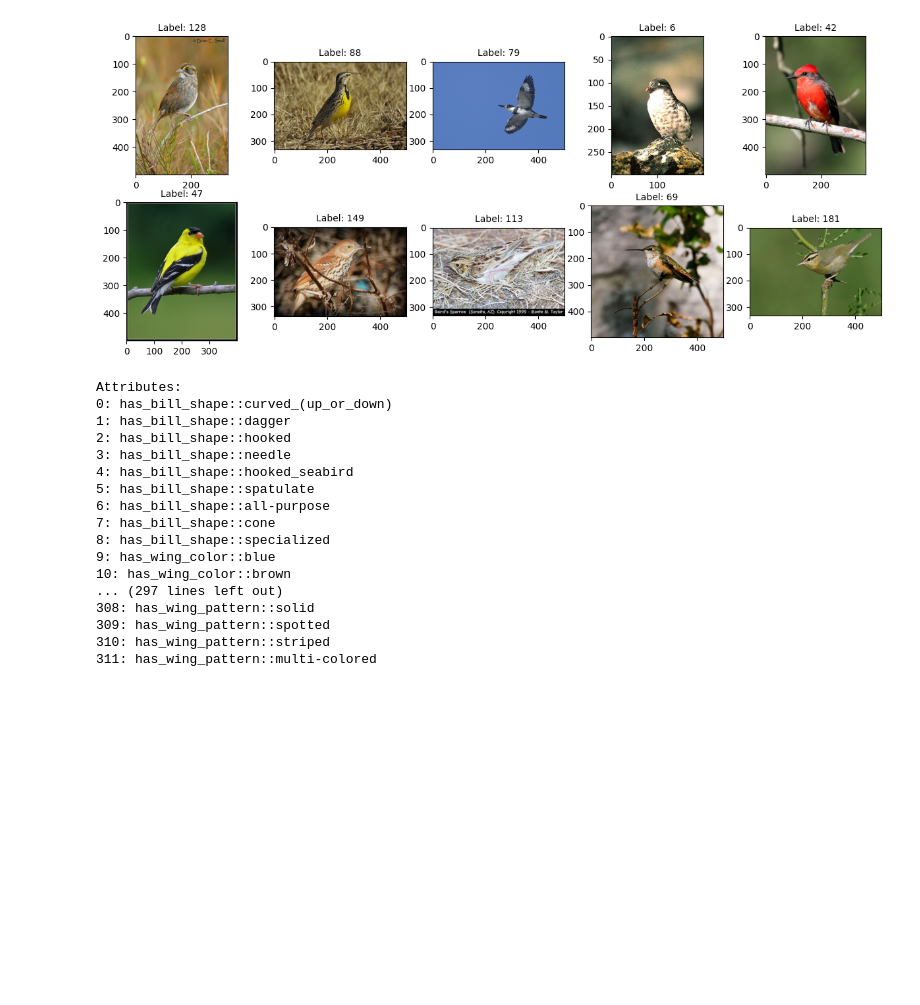
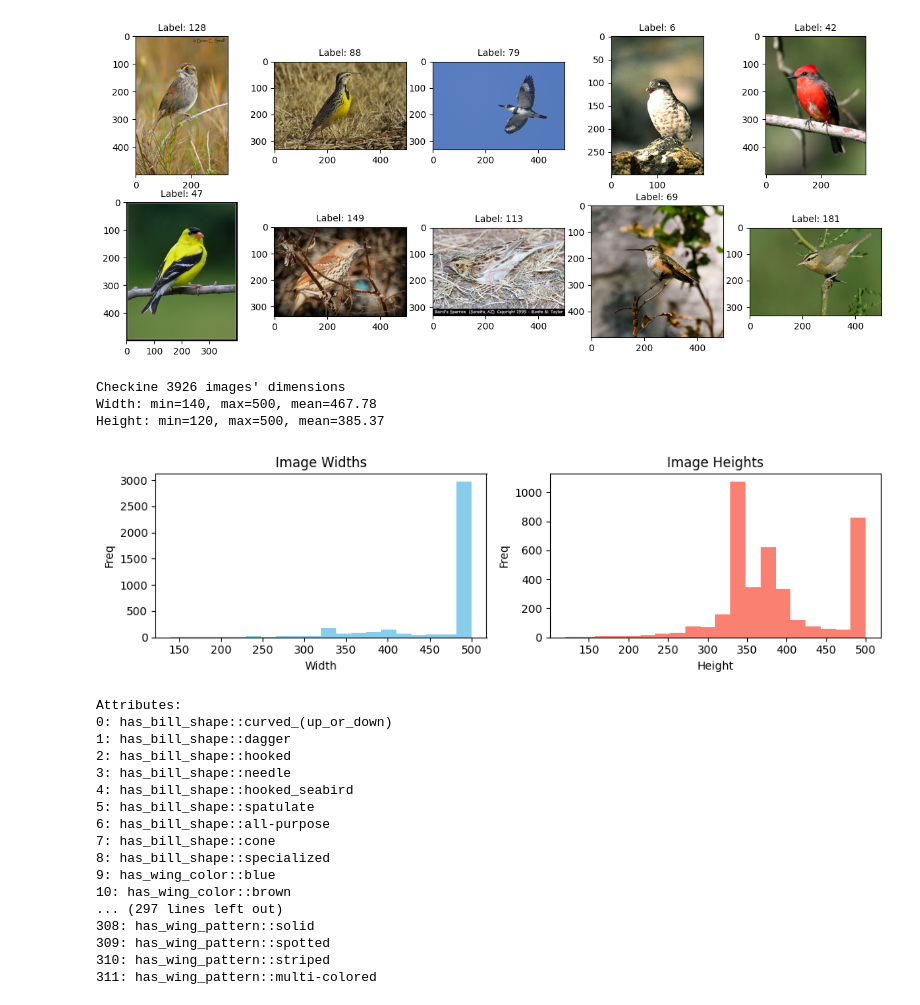
Before and after one commit to bgrsph/aml-2025-feathers, a Jupyter notebook: feathers.ipynb, the cells around one changed output. Drawn from its saved outputs; the diff is of its cells as text; code cells hidden in the pictures; blank space fills up the shorter version.

Commit message:
image dimension exploration added

```diff
--- a/feathers.ipynb
+++ b/feathers.ipynb
@@ -52,6 +53,23 @@ plt.show()
 # %% [output]
 Random images (with their labels)from the training set:
 [figure]
+# %%
+# Check image dimensions in the training set (concise version)
+sizes = [Image.open(f"Data/Raw/train_images{p}").size for p in train_df['image_path']]
+widths = [s[0] for s in sizes]
+heights = [s[1] for s in sizes]
+print(f"Checkine {len(w)} images' dimensions\nWidth: min={min(w)}, max={max(w)}, mean={np.mean(w):.2f}\nHeight: min={min(h)}, max={max(h)}, mean={np.mean(h):.2f}")
+
+fig, axs = plt.subplots(1,2,figsize=(10,3))
+axs[0].hist(widths, bins=20, color='skyblue'), axs[0].set(title='Image Widths', xlabel='Width', ylabel='Freq')
+axs[1].hist(heights, bins=20, color='salmon'), axs[1].set(title='Image Heights', xlabel='Height', ylabel='Freq')
+plt.tight_layout()
+plt.show()
+# %% [output]
+Checkine 3926 images' dimensions
+Width: min=140, max=500, mean=467.78
+Height: min=120, max=500, mean=385.37
+[figure, added]
 # %%
 # Inspect the attributes
 print("Attributes:")
```
Also changed, not shown: parts of 1 cell of this notebook.
